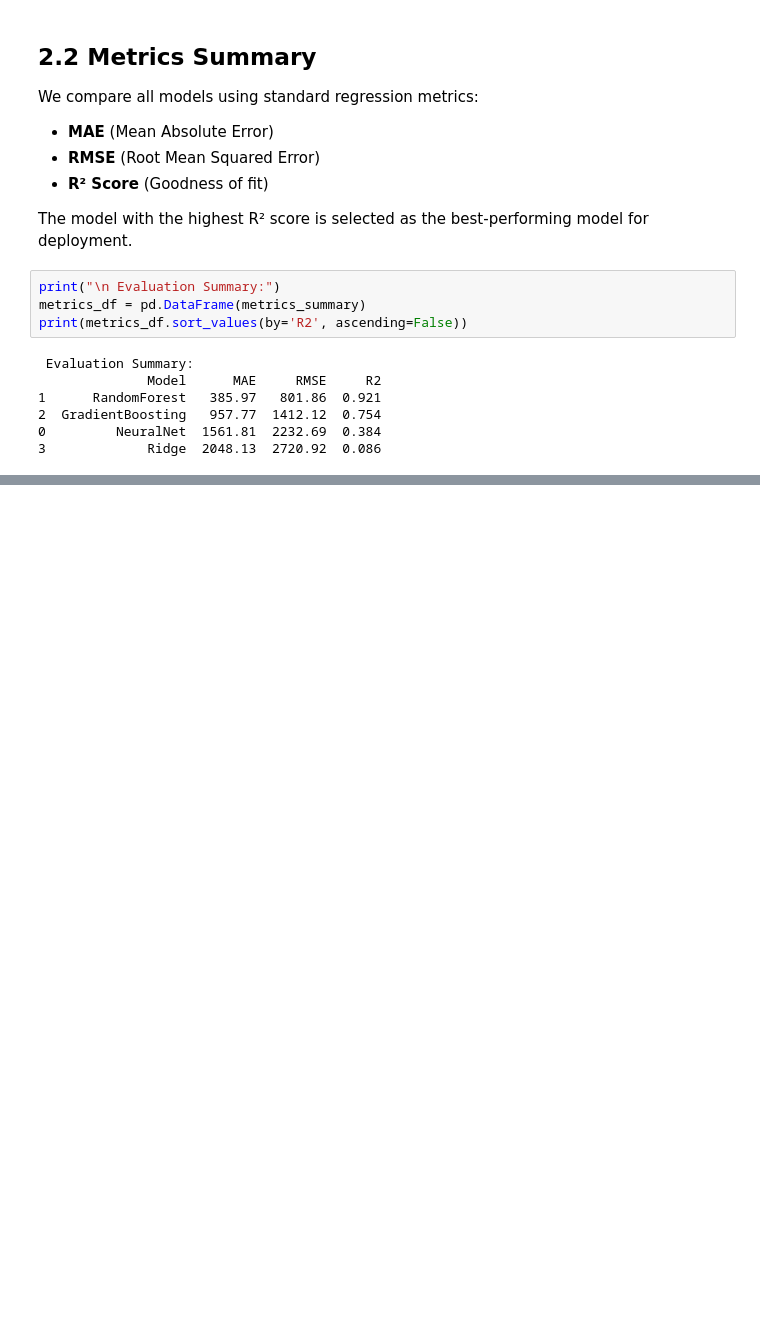
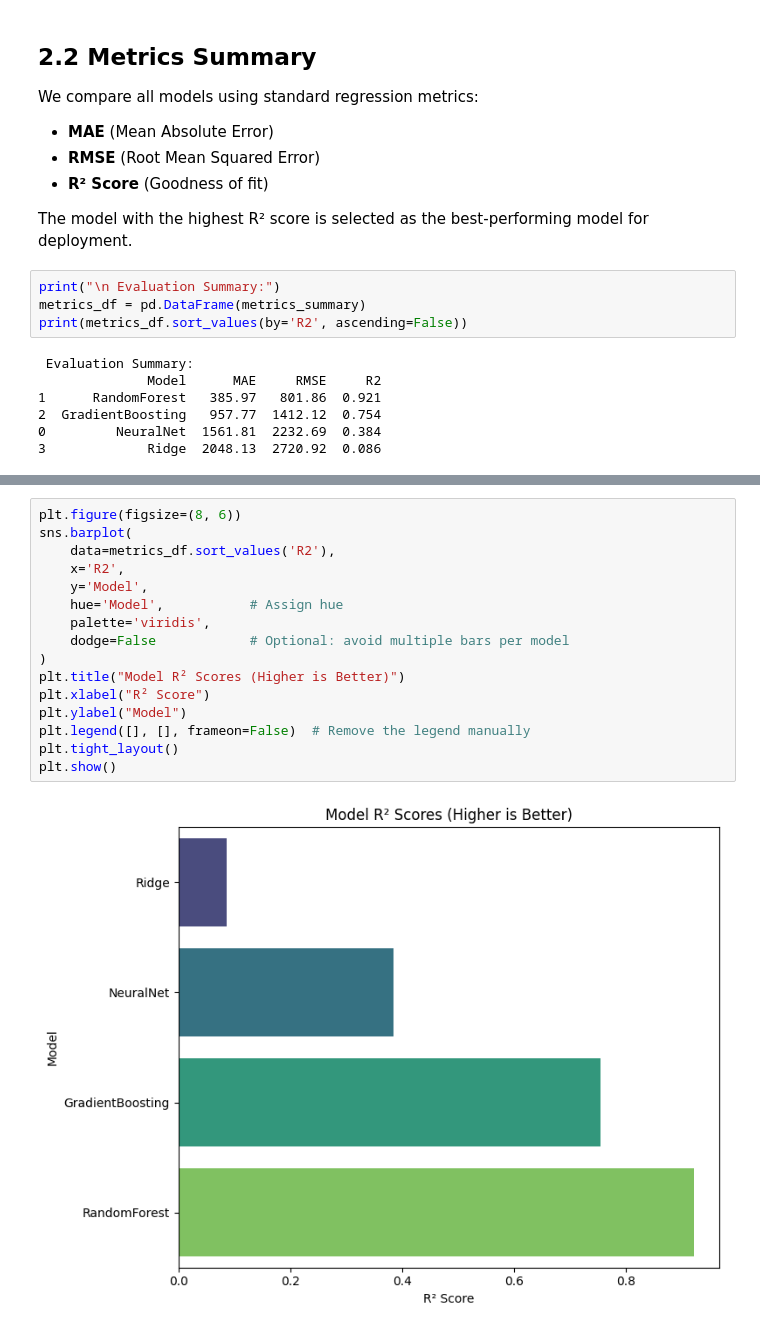
Before and after one commit to BrianRono7/Capstone-project, a Jupyter notebook: brian-modelling-deployment/modelling_pipeline.ipynb, the cells around one changed output, grey strips where cells are left out. Saved outputs shown, nothing was run; the diff lists cells and outputs as text; blank space fills up the shorter version.

Commit message:
5.0 Visualize model performance with R² scores

```diff
--- a/brian-modelling-deployment/modelling_pipeline.ipynb
+++ b/brian-modelling-deployment/modelling_pipeline.ipynb
@@ -308,0 +315,18 @@ print(metrics_df.sort_values(by='R2', ascending=False))
+# %%
+plt.figure(figsize=(8, 6))
+sns.barplot(
+    data=metrics_df.sort_values('R2'),
+    x='R2',
+    y='Model',
+    hue='Model',           # Assign hue
+    palette='viridis',
+    dodge=False            # Optional: avoid multiple bars per model
+)
+plt.title("Model R² Scores (Higher is Better)")
+plt.xlabel("R² Score")
+plt.ylabel("Model")
+plt.legend([], [], frameon=False)  # Remove the legend manually
+plt.tight_layout()
+plt.show()
+# %% [output]
+[figure, added]
```
Also changed, not shown: parts of 1 cell of this notebook.
